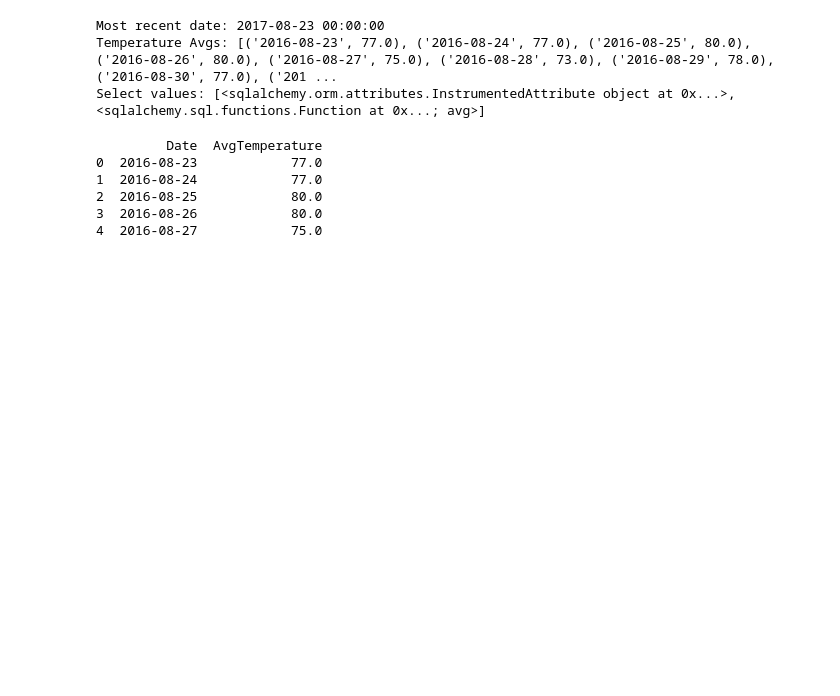
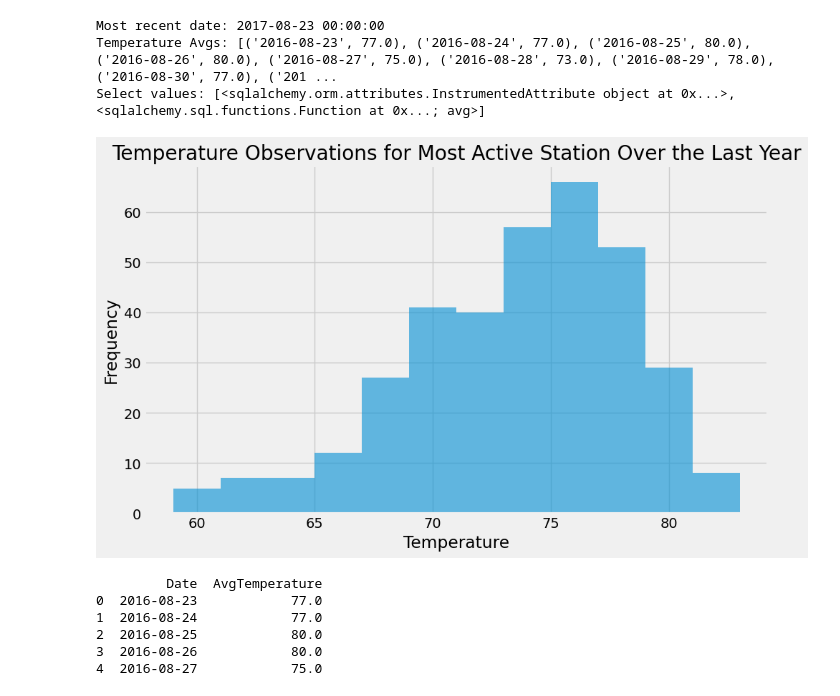
Before and after one commit to bseri0/sqlalchemy-challenge, a Jupyter notebook: SurfsUp/climate_starter.ipynb, the cells around one changed output. Saved outputs shown, nothing was run; the diff lists cells and outputs as text; code cells hidden in the pictures; blank space fills up the shorter version.

```diff
--- a/SurfsUp/climate_starter.ipynb
+++ b/SurfsUp/climate_starter.ipynb
@@ -207,6 +207,26 @@ print(f"Temperature Avgs: {temperature_averages}")
 Most recent date: 2017-08-23 00:00:00
 Temperature Avgs: [('2016-08-23', 77.0), ('2016-08-24', 77.0), ('2016-08-25', 80.0), ('2016-08-26', 80.0), ('2016-08-27', 75.0), ('2016-08-28', 73.0), ('2016-08-29', 78.0), ('2016-08-30', 77.0), ('201 ...
 Select values: [<sqlalchemy.orm.attributes.InstrumentedAttribute object at 0x...>, <sqlalchemy.sql.functions.Function at 0x...; avg>]
+# %%
+#plot the selection query as a histogram
+
+import matplotlib.pyplot as plt
+import pandas as pd
+df = pd.DataFrame(temperature_averages, columns=['Date', 'AvgTemperature'])
+
+# Convert 'Date' column to datetime type if it's not already
+df['Date'] = pd.to_datetime(df['Date'])
+
+# Plotting
+plt.figure(figsize=(10, 6))
+plt.hist(df['AvgTemperature'], bins=12, alpha=0.6)
+plt.title('Temperature Observations for Most Active Station Over the Last Year')
+plt.xlabel('Temperature')
+plt.ylabel('Frequency')
+plt.grid(True)
+plt.show()
+# %% [output]
+[figure, added]
 # %%
 
 # Convert to DataFrame
```
Also changed, not shown: parts of 1 cell of this notebook, 1 other file.
